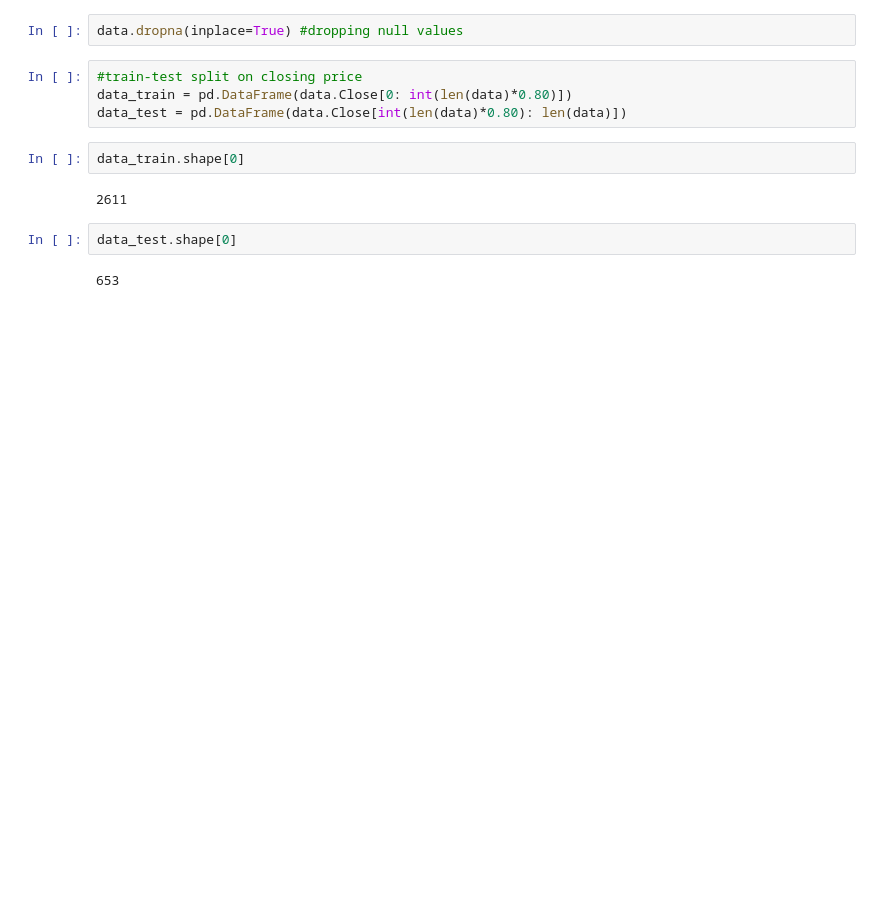
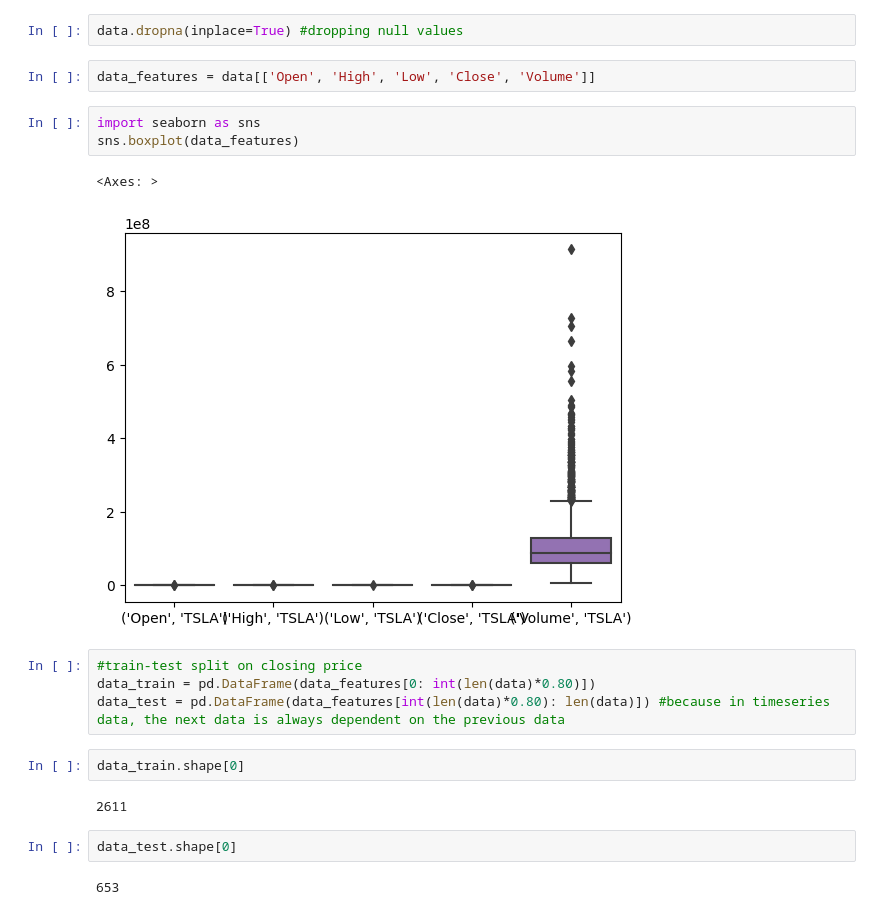
Before and after one commit to Nazihahaha/Stock-Price-Prediction, a Jupyter notebook: main.ipynb, the cells around one changed output. Drawn from its saved outputs; the diff is of its cells as text; blank space fills up the shorter version.

```diff
--- a/main.ipynb
+++ b/main.ipynb
@@ -73,9 +72,17 @@ plt.show()
 # %%
 data.dropna(inplace=True) #dropping null values
+# %%
+data_features = data[['Open', 'High', 'Low', 'Close', 'Volume']]
+# %%
+import seaborn as sns
+sns.boxplot(data_features)
+# %% [output]
+<Axes: >
+[figure, added]
 # %%
 #train-test split on closing price
-data_train = pd.DataFrame(data.Close[0: int(len(data)*0.80)])
-data_test = pd.DataFrame(data.Close[int(len(data)*0.80): len(data)])
+data_train = pd.DataFrame(data_features[0: int(len(data)*0.80)])
+data_test = pd.DataFrame(data_features[int(len(data)*0.80): len(data)]) #because in timeseries data, the next data is always dependent on the previous data
 # %%
 data_train.shape[0]
 # %% [output]
```
Also changed, not shown: parts of 22 cells of this notebook, 1 other file.
